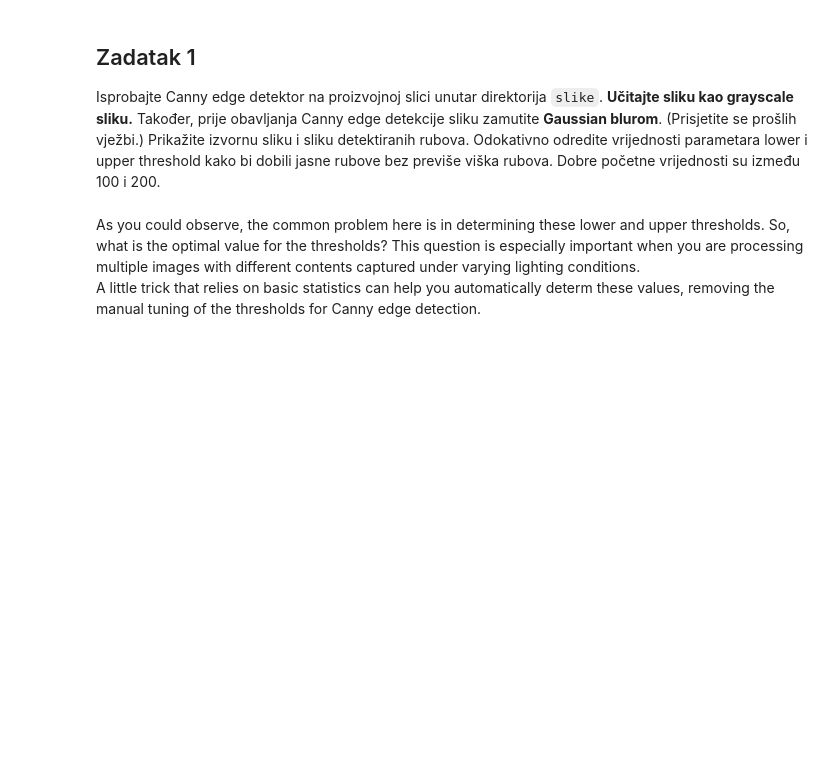
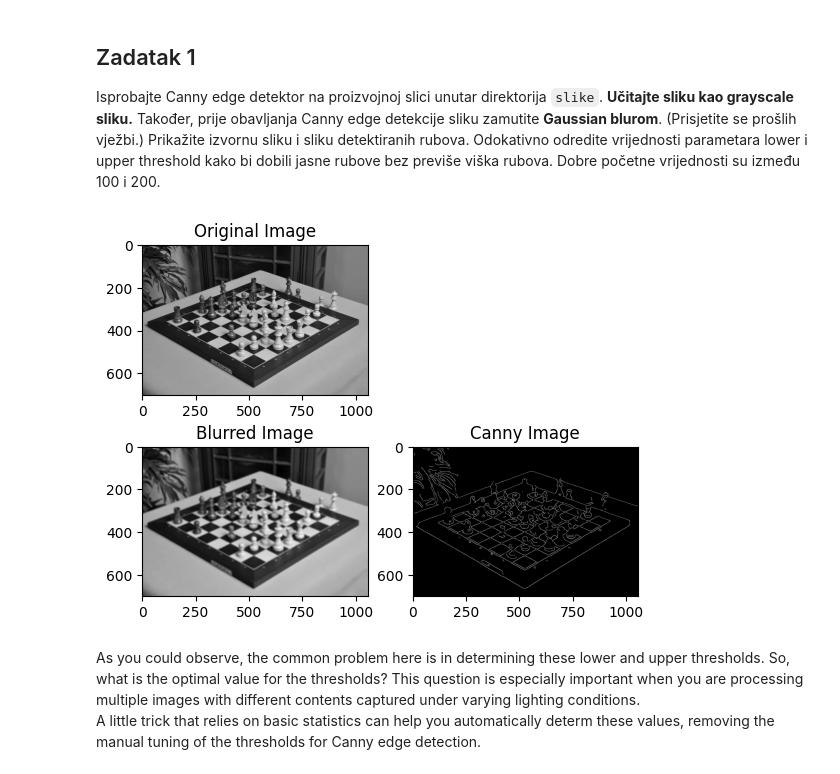
Before and after one commit to azimuth73/LE4-image-processing-and-computer-vision, a Jupyter notebook: lab4.ipynb, the cells around one changed output. Saved outputs shown, nothing was run; the diff lists cells and outputs as text; code cells hidden in the pictures; blank space fills up the shorter version.

```diff
--- a/lab4.ipynb
+++ b/lab4.ipynb
@@ -134,6 +134,38 @@ More information can be found at:  <a href="https://docs.opencv.org/3.0-beta/mod
 ## Zadatak 1
 
 Isprobajte Canny edge detektor na proizvojnoj slici unutar direktorija `slike`. **Učitajte sliku kao grayscale sliku.** Također, prije obavljanja Canny edge detekcije sliku zamutite **Gaussian blurom**. (Prisjetite se prošlih vježbi.) Prikažite izvornu sliku i sliku detektiranih rubova. Odokativno odredite vrijednosti parametara lower i upper threshold kako bi dobili jasne rubove bez previše viška rubova. Dobre početne vrijednosti su između 100 i 200.
+# %%
+original_image = cv.imread('slike/chess.jpg', cv.IMREAD_GRAYSCALE)
+
+blurred_image = cv.GaussianBlur(
+    original_image,
+    (9,9),
+    cv.BORDER_DEFAULT
+)
+
+lower_threshold = 0
+upper_threshold = 100
+canny_image = cv.Canny(
+    blurred_image,
+    lower_threshold,
+    upper_threshold
+)
+
+plt.subplot(2, 2, 1)
+plt.title('Original Image')
+plt.imshow(original_image, cmap='gray')
+
+plt.subplot(2, 2, 3)
+plt.title('Blurred Image')
+plt.imshow(blurred_image, cmap='gray')
+
+plt.subplot(2, 2, 4)
+plt.title('Canny Image')
+plt.imshow(canny_image, cmap='gray')
+
+plt.show()
+# %% [output]
+[figure, added]
 # %% [markdown]
 As you could observe, the common problem here is in determining these lower and upper thresholds. So, what is the optimal value for the thresholds?
 This question is especially important when you are processing multiple images with different contents captured under varying lighting conditions.
```
Also changed, not shown: parts of 7 cells of this notebook.
